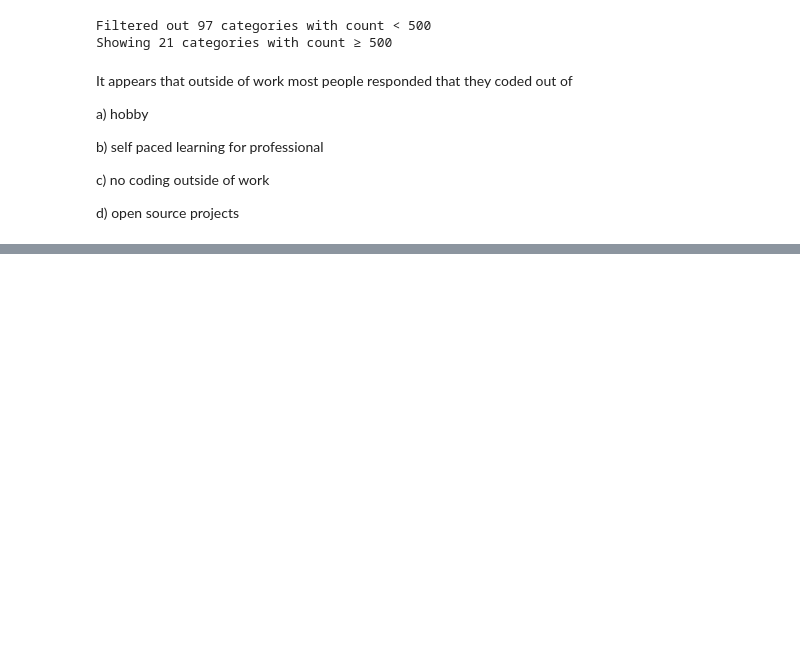
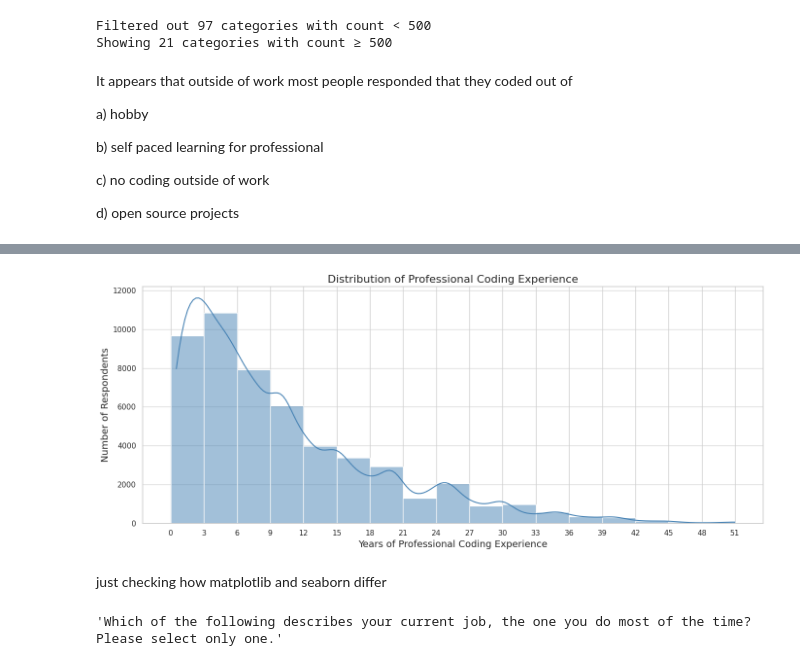
Before and after one commit to gorky93/stackoverflow_analysis, a Jupyter notebook: stackoverflow24.ipynb, the cells around one changed output, grey strips where cells are left out. Drawn from its saved outputs; the diff is of its cells as text; code cells hidden in the pictures; blank space fills up the shorter version.

```diff
--- a/stackoverflow24.ipynb
+++ b/stackoverflow24.ipynb
@@ -374,0 +565,21 @@ d) open source projects
+# %%
+import seaborn as sns
+
+plt.figure(figsize=(14, 6))
+sns.histplot(years_pro.dropna(), bins=range(0, int(years_pro.max()) + 3, 3),
+             kde=True, color='steelblue')
+plt.title('Distribution of Professional Coding Experience', fontsize=16)
+plt.xlabel('Years of Professional Coding Experience', fontsize=14)
+plt.ylabel('Number of Respondents', fontsize=14)
+plt.grid(axis='y', alpha=0.75)
+plt.xticks(range(0, int(years_pro.max()) + 3, 3))
+plt.tight_layout()
+plt.show()
+# %% [output]
+[figure, added]
+# %% [markdown]
+just checking how matplotlib and seaborn differ
+# %%
+schema_series.DevType
+# %% [output]
+'Which of the following describes your current job, the one you do most of the time? Please select only one.'
```
Also changed, not shown: parts of 24 cells of this notebook.
